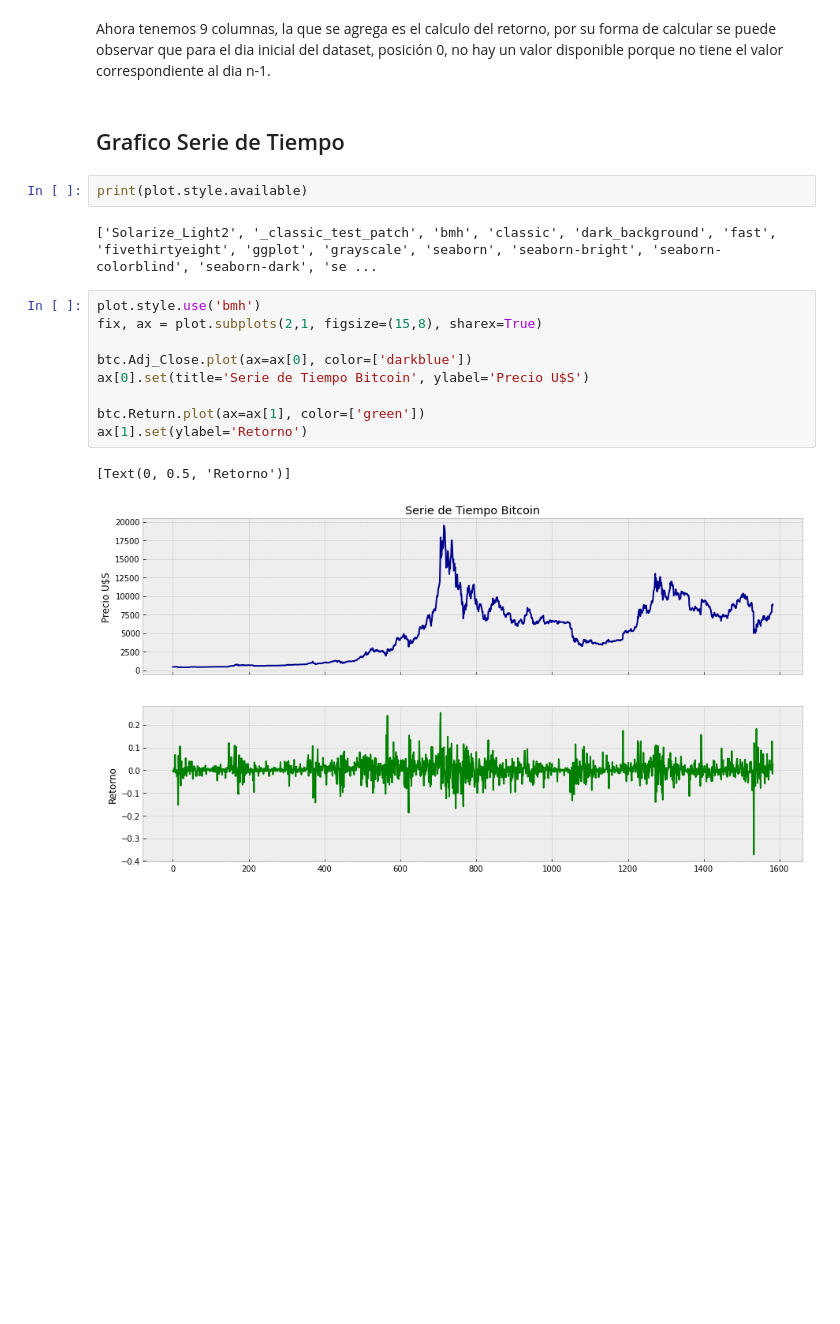
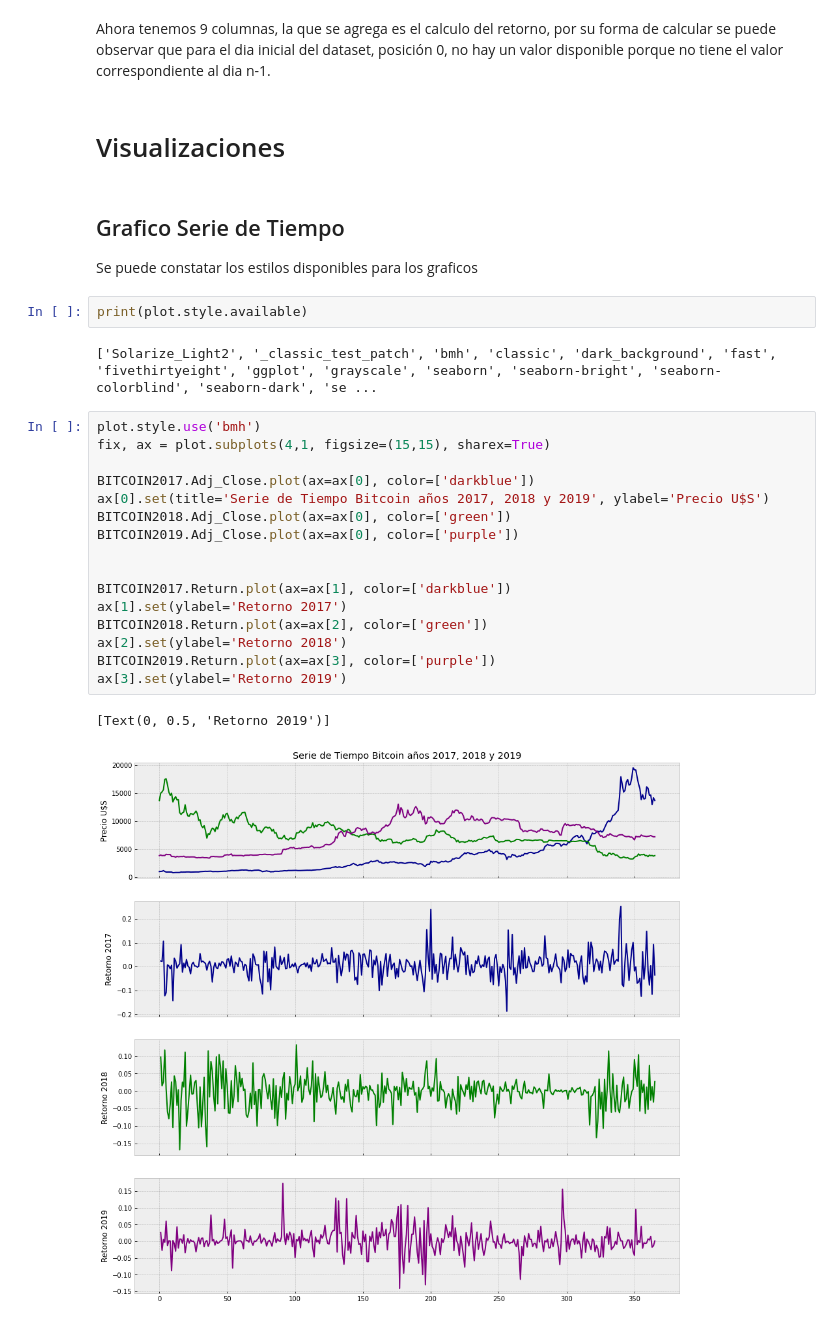
Before and after one commit to cristiandarioortegayubro/Google-Colaboratory-en-Ciencias-Economicas, a Jupyter notebook: Analisis_exploratorio_de_datos.ipynb, the cells around one changed output. Saved outputs shown, nothing was run; the diff lists cells and outputs as text; blank space fills up the shorter version.

```diff
--- a/Analisis_exploratorio_de_datos.ipynb
+++ b/Analisis_exploratorio_de_datos.ipynb
@@ -194,21 +194,31 @@ print(BITCOIN2019)
 [366 rows x 9 columns]
 # %% [markdown]
 Ahora tenemos 9 columnas, la que se agrega es el calculo del retorno, por su forma de calcular se puede observar que para el dia inicial del dataset, posición 0, no hay un valor disponible porque no tiene el valor correspondiente al dia n-1.
+# %% [markdown]
+# Visualizaciones
 # %% [markdown]
 ## Grafico Serie de Tiempo
+Se puede constatar los estilos disponibles para los graficos
 # %%
 print(plot.style.available)
 # %% [output]
 ['Solarize_Light2', '_classic_test_patch', 'bmh', 'classic', 'dark_background', 'fast', 'fivethirtyeight', 'ggplot', 'grayscale', 'seaborn', 'seaborn-bright', 'seaborn-colorblind', 'seaborn-dark', 'se ...
 # %%
 plot.style.use('bmh')
-fix, ax = plot.subplots(2,1, figsize=(15,8), sharex=True)
+fix, ax = plot.subplots(4,1, figsize=(15,15), sharex=True)
 
-btc.Adj_Close.plot(ax=ax[0], color=['darkblue'])
-ax[0].set(title='Serie de Tiempo Bitcoin', ylabel='Precio U$S')
+BITCOIN2017.Adj_Close.plot(ax=ax[0], color=['darkblue'])
+ax[0].set(title='Serie de Tiempo Bitcoin años 2017, 2018 y 2019', ylabel='Precio U$S')
+BITCOIN2018.Adj_Close.plot(ax=ax[0], color=['green'])
+BITCOIN2019.Adj_Close.plot(ax=ax[0], color=['purple'])
 
-btc.Return.plot(ax=ax[1], color=['green'])
-ax[1].set(ylabel='Retorno')
+
+BITCOIN2017.Return.plot(ax=ax[1], color=['darkblue'])
+ax[1].set(ylabel='Retorno 2017')
+BITCOIN2018.Return.plot(ax=ax[2], color=['green'])
+ax[2].set(ylabel='Retorno 2018')
+BITCOIN2019.Return.plot(ax=ax[3], color=['purple'])
+ax[3].set(ylabel='Retorno 2019')
 # %% [output]
-[Text(0, 0.5, 'Retorno')]
+[Text(0, 0.5, 'Retorno 2019')]
-[figure, old version]
+[figure, new version]
```
